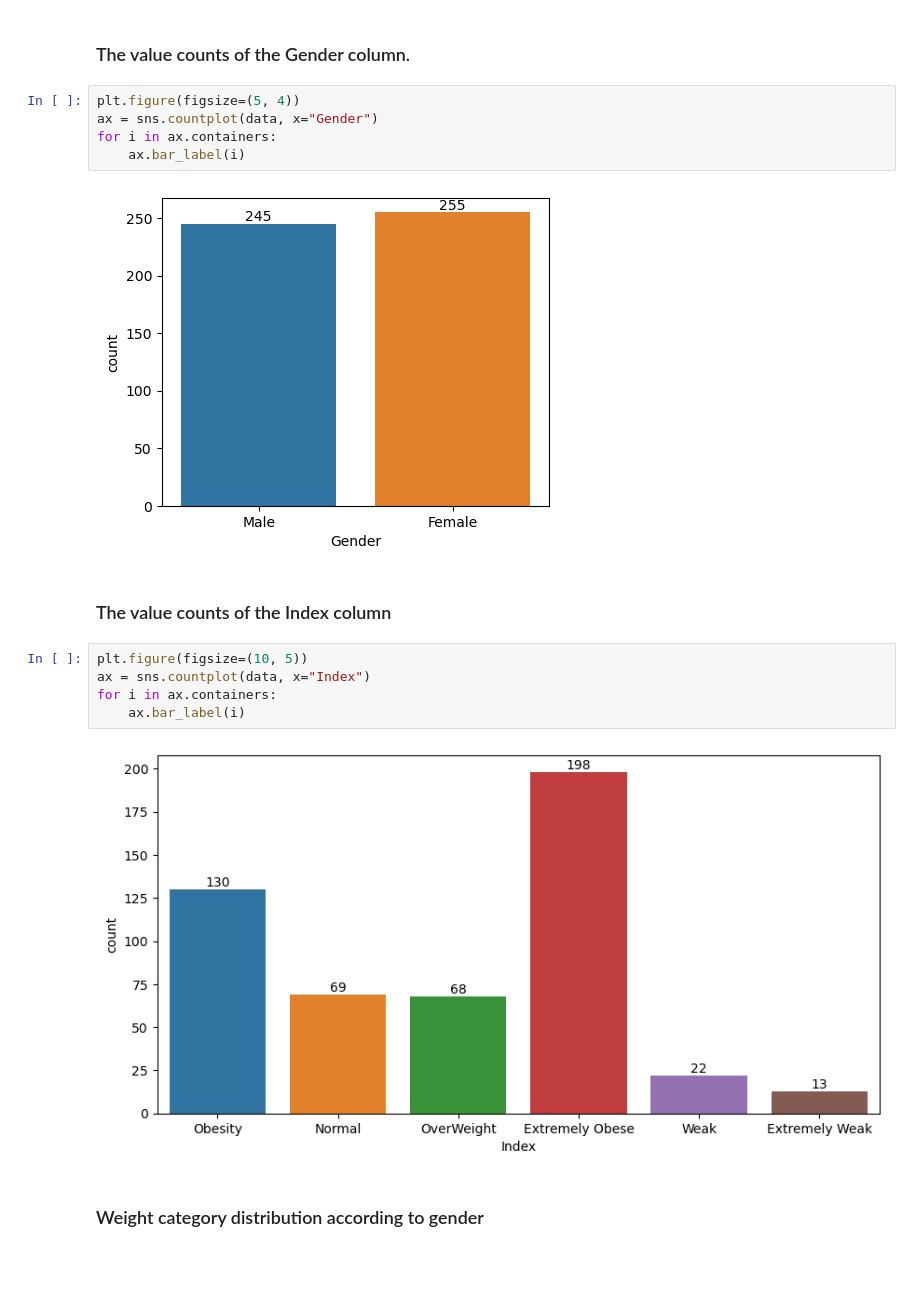
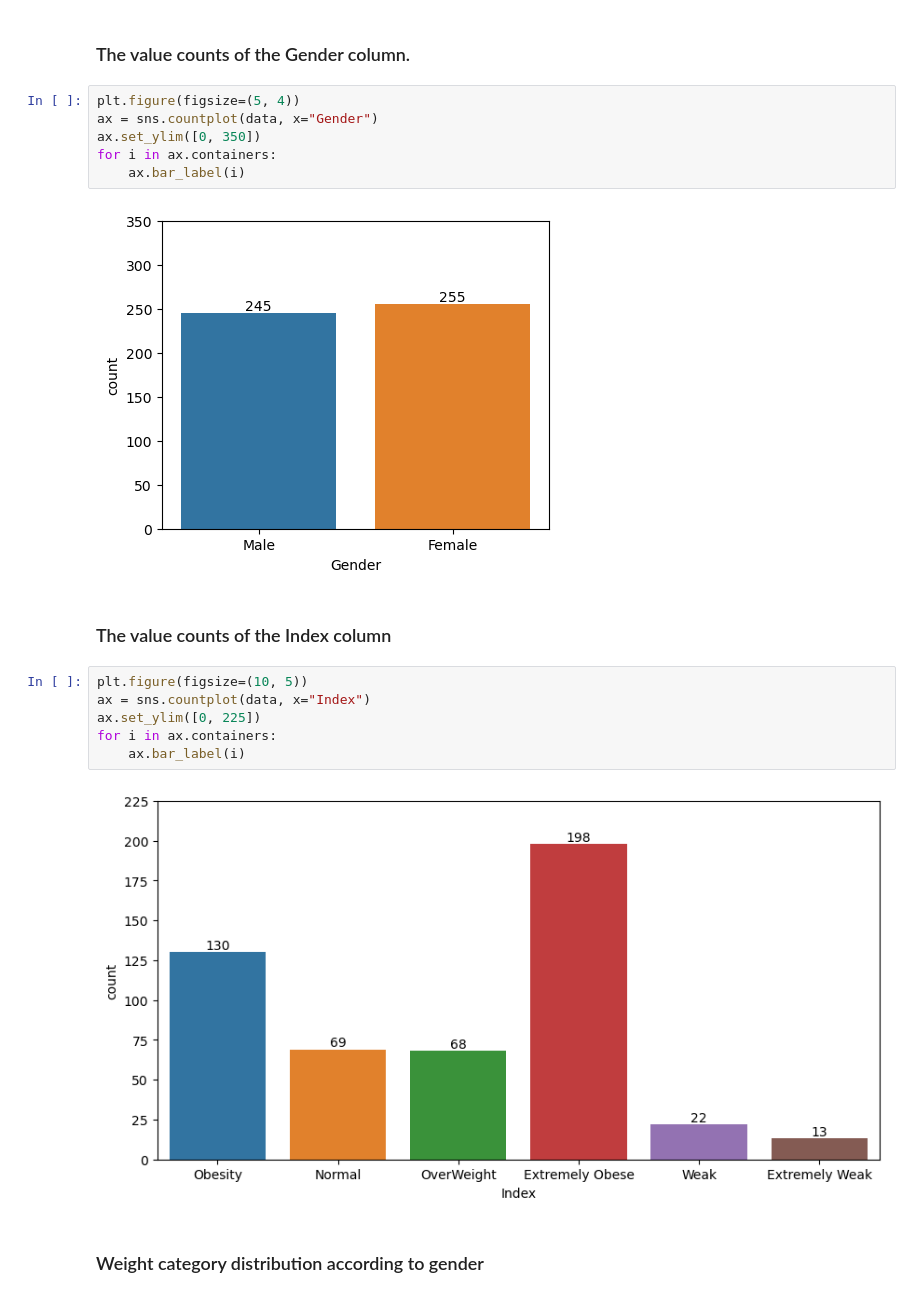
Before and after one commit to hosseinabadii/Machine-Learning-Projects, a Jupyter notebook: Projects/01 Classification/06 Random Forest Classification/02 Weight Category Dateset/weight_category_prediction.ipynb, the cells around one changed output. Drawn from its saved outputs; the diff is of its cells as text; blank space fills up the shorter version.

```diff
--- a/Projects/01 Classification/06 Random Forest Classification/02 Weight Category Dateset/weight_category_prediction.ipynb
+++ b/Projects/01 Classification/06 Random Forest Classification/02 Weight Category Dateset/weight_category_prediction.ipynb
@@ -95,19 +95,21 @@ plt.title("height vs weight");
 # %%
 plt.figure(figsize=(5, 4))
 ax = sns.countplot(data, x="Gender")
+ax.set_ylim([0, 350])
 for i in ax.containers:
     ax.bar_label(i)
 # %% [output]
-[figure, old version]
+[figure, new version]
 # %% [markdown]
 ### The value counts of the Index column
 # %%
 plt.figure(figsize=(10, 5))
 ax = sns.countplot(data, x="Index")
+ax.set_ylim([0, 225])
 for i in ax.containers:
     ax.bar_label(i)
 # %% [output]
-[figure, old version]
+[figure, new version]
 # %% [markdown]
 ### Weight category distribution according to gender
 # %%
```
Also changed, not shown: parts of 1 cell of this notebook, 3 other files.
